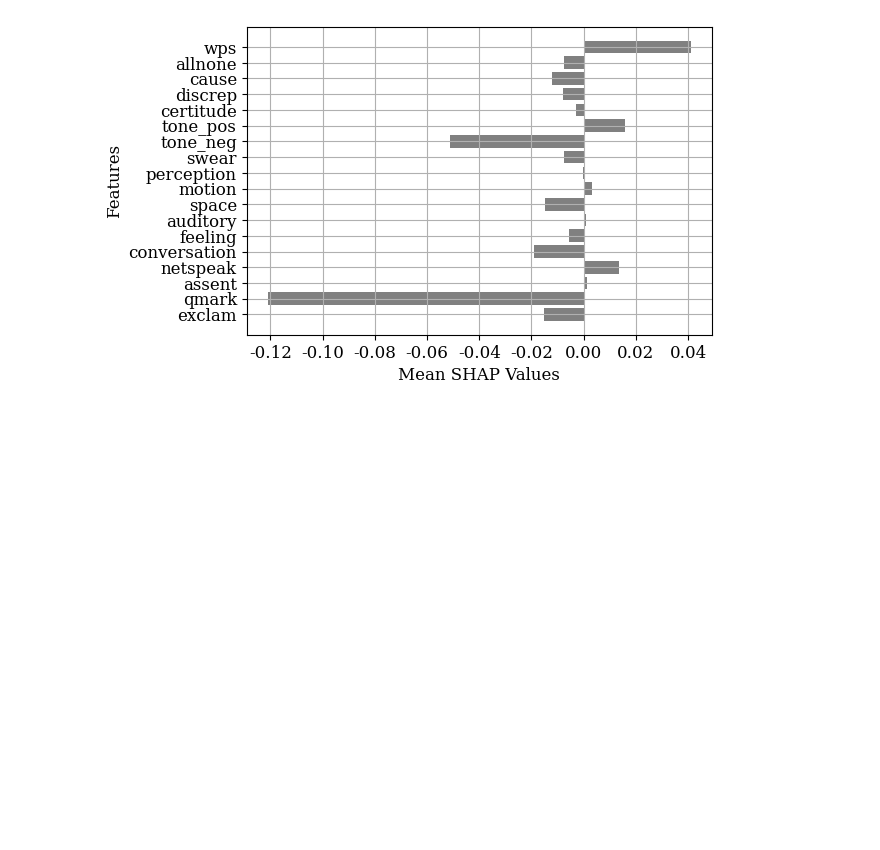
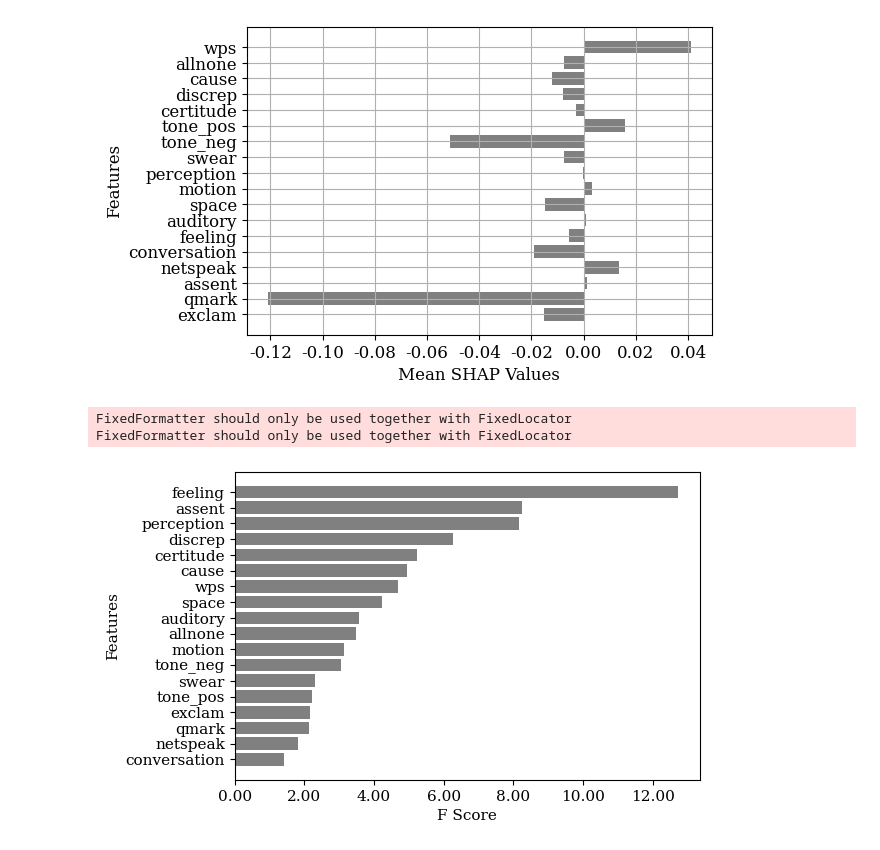
Before and after one commit to ignasa007/LingML, a Jupyter notebook: plotting.ipynb, the cells around one changed output. Drawn from its saved outputs; the diff is of its cells as text; code cells hidden in the pictures; blank space fills up the shorter version.

Commit message:
added plots

```diff
--- a/plotting.ipynb
+++ b/plotting.ipynb
@@ -88,3 +88,21 @@ plt.grid()
 FixedFormatter should only be used together with FixedLocator
 FixedFormatter should only be used together with FixedLocator
 [figure]
+# %%
+importance = sorted(xgb.get_booster().get_score(importance_type='gain').items(), key = lambda x: x[1], reverse=True)
+order = [int(k[1:]) for k, v in importance]
+features = dfs['train'].columns[order]
+
+fig, axs = plt.subplots(1, 1, figsize=(6, 4))
+fontdict = {'family':'serif', 'color':'black', 'weight':'normal', 'size':11}
+
+axs.barh(features, [f for _, f in importance][::-1], color='gray')
+axs.set_xlabel('F Score', fontdict=fontdict)
+axs.set_ylabel('Features', fontdict=fontdict)
+axs.set_xticklabels([f'{t:.2f}' for t in axs.get_xticks()], fontdict=fontdict)
+axs.set_yticklabels(features, fontdict=fontdict)
+plt.show()
+# %% [output]
+FixedFormatter should only be used together with FixedLocator
+FixedFormatter should only be used together with FixedLocator
+[figure, added]
```
Also changed, not shown: parts of 1 cell of this notebook.
